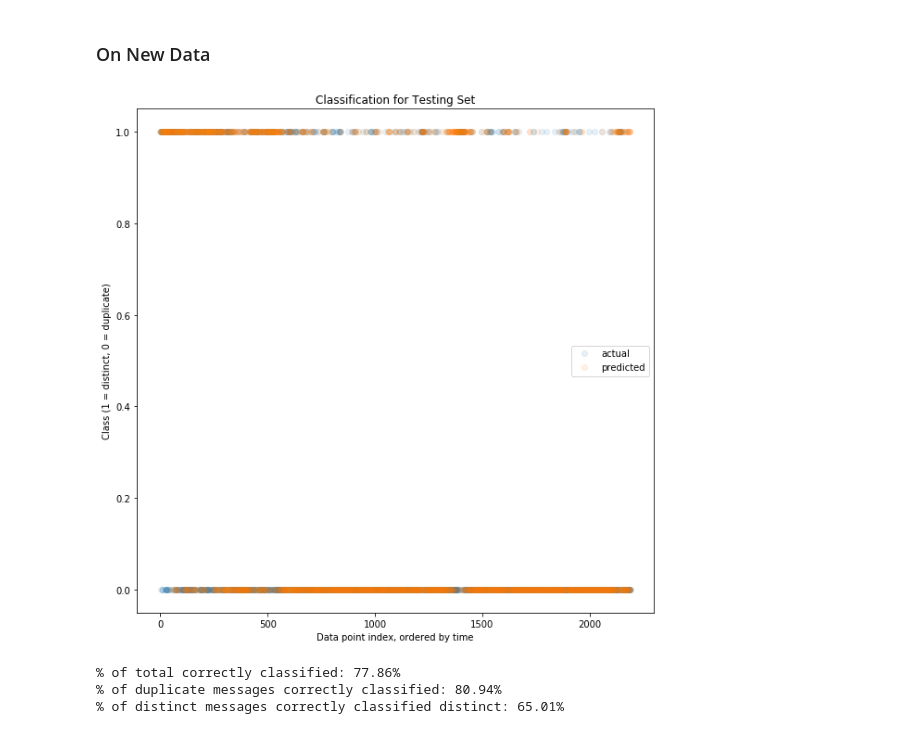
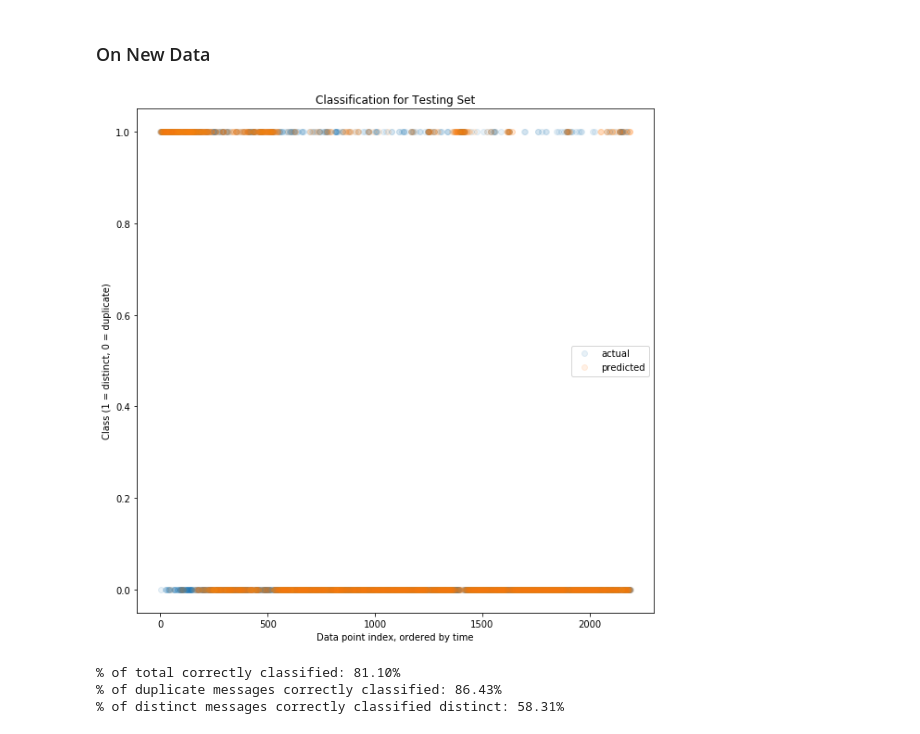
Before and after one commit to adolan5/BGPDistinct, a Jupyter notebook: notebooks/Network.ipynb, the cells around one changed output. Saved outputs shown, nothing was run; the diff lists cells and outputs as text; code cells hidden in the pictures.

Commit message:
Network tweaks

```diff
--- a/notebooks/Network.ipynb
+++ b/notebooks/Network.ipynb
@@ -29,7 +29,7 @@ full[:3]
 # %% [markdown]
 ## Creating a Network
 # %%
-net_manager = NetworkBGP(full, 100, lr=0.01, cw=[0.05, 1])
+net_manager = NetworkBGP(full, 100, lr=0.01, cw=[0.08, 1])
 # %% [output]
 There are 8768 messages to be labeled
 There are 2191 messages to be labeled
@@ -113,24 +113,24 @@ print('% of distinct messages correctly classified distinct: {:.2%}'.format(dist
 ### On New Data
 # %%
 predicted = net_manager.get_predicted_classes(net_manager.net(net_manager.Xtest))
-actual = net_manager.Ttest.numpy()
+actual = net_manager.Ttest.numpy().flatten()
 fig, ax = plt.subplots()
 fig.set_size_inches(10, 10)
 ax.plot(actual, 'o', alpha=alpha, label='actual')
 ax.plot(predicted, 'o', alpha=alpha, label='predicted')
 plt.legend()
 plt.ylabel('Class (1 = distinct, 0 = duplicate)')
 plt.xlabel('Data point index, ordered by time')
 plt.title('Classification for Testing Set')
 plt.show()
 # %% [output]
-[figure, old version]
+[figure, new version]
 # %%
 total_correct, duplicate_correct, distinct_correct = net_manager.get_correct(predicted, actual)
 print('% of total correctly classified: {:.2%}'.format(total_correct))
 print('% of duplicate messages correctly classified: {:.2%}'.format(duplicate_correct))
 print('% of distinct messages correctly classified distinct: {:.2%}'.format(distinct_correct))
 # %% [output]
-% of total correctly classified: 77.86%
-% of duplicate messages correctly classified: 80.94%
-% of distinct messages correctly classified distinct: 65.01%
+% of total correctly classified: 81.10%
+% of duplicate messages correctly classified: 86.43%
+% of distinct messages correctly classified distinct: 58.31%
```
Also changed, not shown: parts of 8 cells of this notebook, 1 other file.
